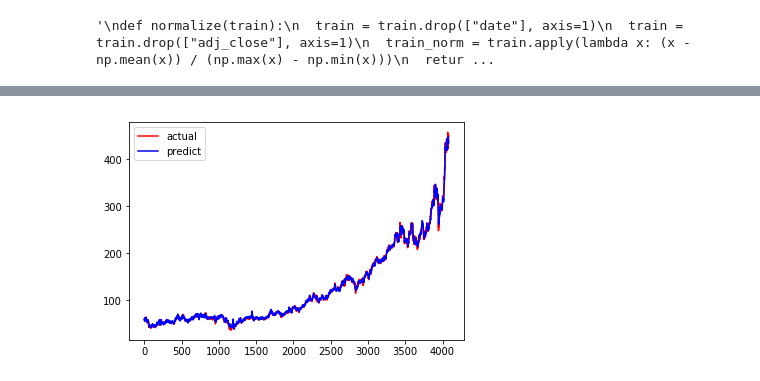
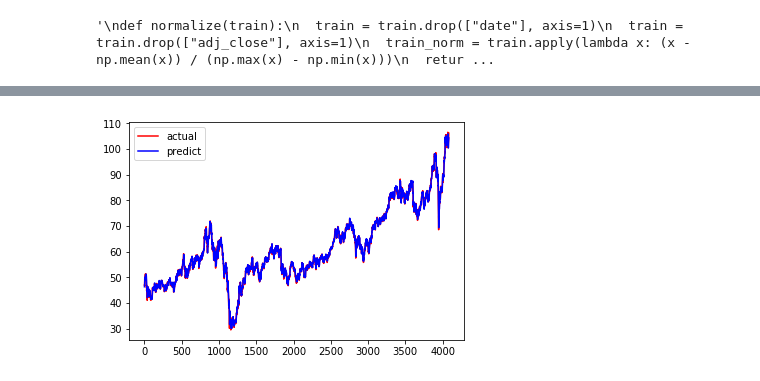
Before and after one commit to BlueBug12/stock, a Jupyter notebook: bin/LSTM.ipynb, the cells around one changed output, grey strips where cells are left out. Drawn from its saved outputs; the diff is of its cells as text; code cells hidden in the pictures.

```diff
--- a/bin/LSTM.ipynb
+++ b/bin/LSTM.ipynb
@@ -99,6 +99,8 @@ def buildManyToManyModel(shape):
     model.summary()
     return model
 # %%
+with open("0050.pickle",'rb') as f:
+    df = pickle.load(f)
 df_norm=normalize(df)
 #df_norm=denormalize(df_norm['close'].values[:],df)
 X_train, Y_train = buildTrain(df_norm, 30, 1)
@@ -128,18 +135,17 @@ Epoch 1/1000
 # %%
-
 def plot_stock(stock_name,actual,result):
 
     plt.plot(actual, color='red', label='actual')
     plt.plot(result, color='blue', label='predict')
     plt.legend(loc='best')
     plt.show()
 
 df_norm=normalize(df)
 X_train, Y_train = buildTrain(df_norm, 30, 1)
 result = model.predict(X_train)
 
 result=denormalize(result[:,0],df)
 Y_train=denormalize(Y_train[:,0],df)
-plot_stock("2330",Y_train,result)
+plot_stock("0050",Y_train,result)
 # %% [output]
-[figure, old version]
+[figure, new version]
```
Also changed, not shown: parts of 2 cells of this notebook, 1 other file.
